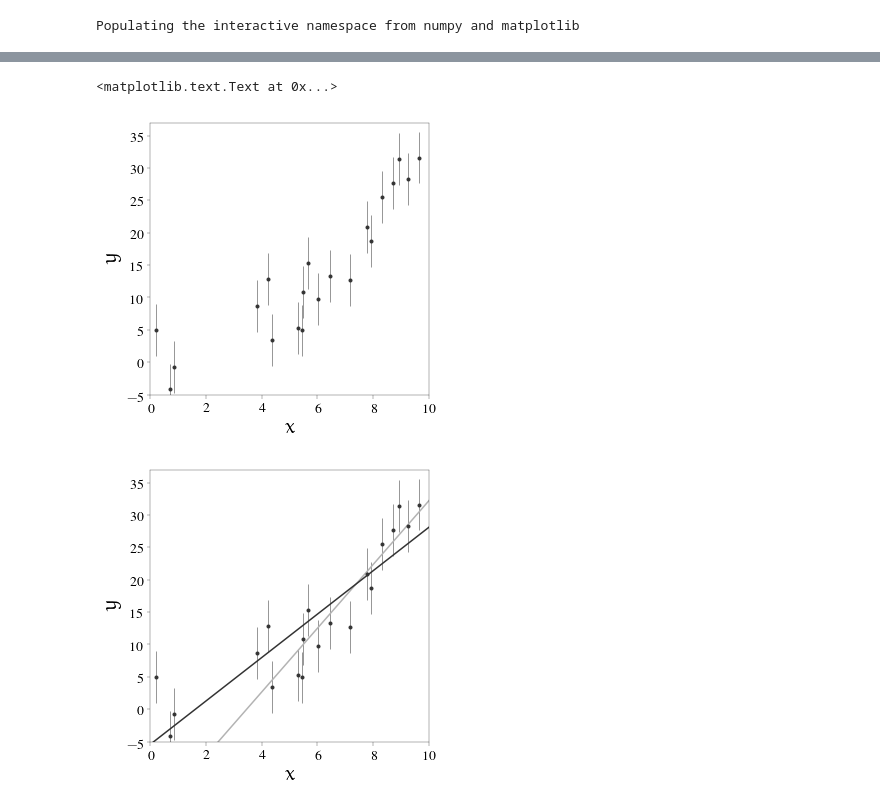
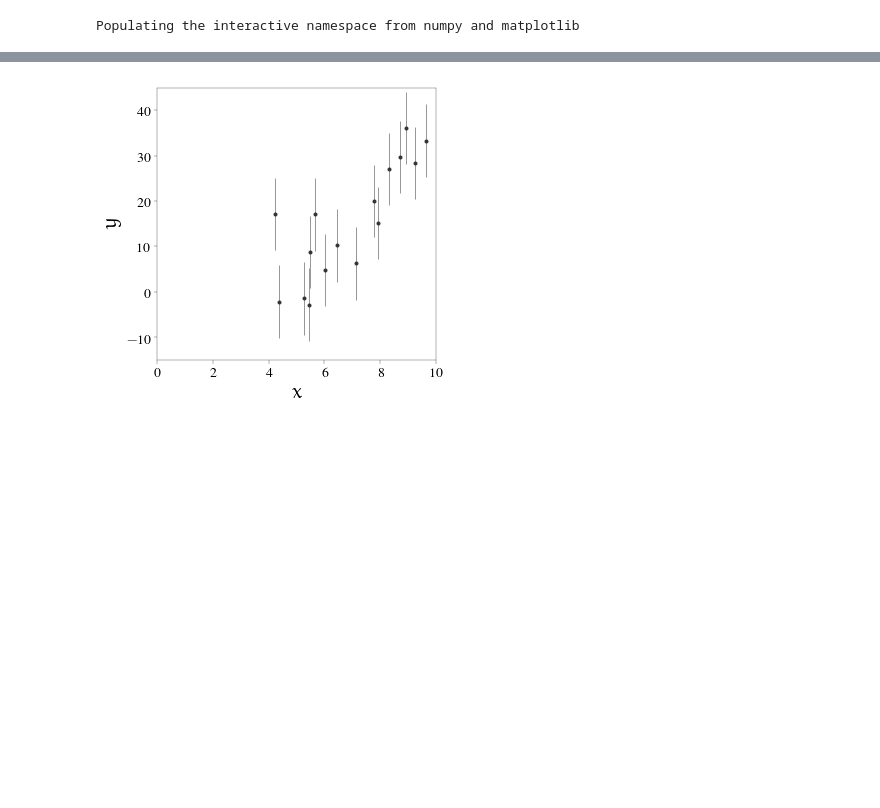
Before and after one commit to ajmejia/1st-phd-seminar, a Jupyter notebook: examples.ipynb, the cells around one changed output, grey strips where cells are left out. Saved outputs shown, nothing was run; the diff lists cells and outputs as text; code cells hidden in the pictures; blank space fills up the shorter version.

Commit message:
organizing figures for slides

```diff
--- a/examples.ipynb
+++ b/examples.ipynb
@@ -208,31 +139,12 @@ fig.subplots_adjust(wspace=0.1)
-# %%
-mask_nlinear = x>0.0
-
-# gráfico del conjunto de datos
-figure()
-errorbar(x[mask_nlinear], obs[mask_nlinear], sigma, fmt=".", ecolor="0.2", color="0.2", lw=0.5)
-xlim(0, 10)
-ylim(-5, 37)
-xlabel(r"$x$")
-ylabel(r"$y$")
-
-# gráfico del ajuste por mínimos cuadrados
-figure()
-# definir función a minimizar
-residuals = lambda params: obs[mask_nlinear] - model(x[mask_nlinear], params)
-initial_params = [0.5, 0.0]
-lsq_params = leastsq(residuals, initial_params, full_output=True)
-nli_params = lsq_params[0]
-nli_cov = lsq_params[1]
-
-plot(X, model(X, lin_params), "-", color="0.7", lw=1.5)
-plot(X, model(X, nli_params), "-", color="0.2", lw=1.5)
-errorbar(x[mask_nlinear], obs[mask_nlinear], sigma, fmt=".", ecolor="0.2", color="0.2", lw=0.5)
-xlim(0, 10)
-ylim(-5, 37)
-xlabel(r"$x$")
-ylabel(r"$y$")
-# %% [output]
-<matplotlib.text.Text at 0x...>
-[figure, removed]
-[figure, removed]
+# %%
+# mostrar primero el modelo propuesto
+# mostrar observaciones
+fig_dat, ax = subplots(1, 1)
+ax.errorbar(x[mask_linear], y[mask_linear], sigma, fmt=".", ecolor="0.2", color="0.2", lw=0.5)
+ax.set_xlim(*range_x)
+ax.set_ylim(*range_y)
+ax.set_xlabel(r"$x$")
+ax.set_ylabel(r"$y$")
+fig_dat.savefig("img/data-linear")
+# %% [output]
+[figure, added]
```
Also changed, not shown: parts of 10 cells of this notebook.
